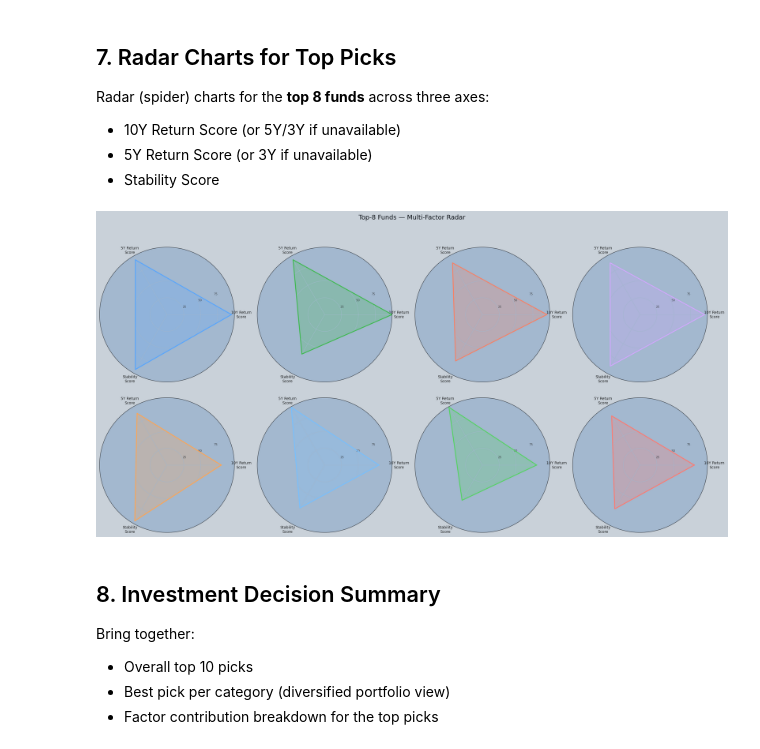
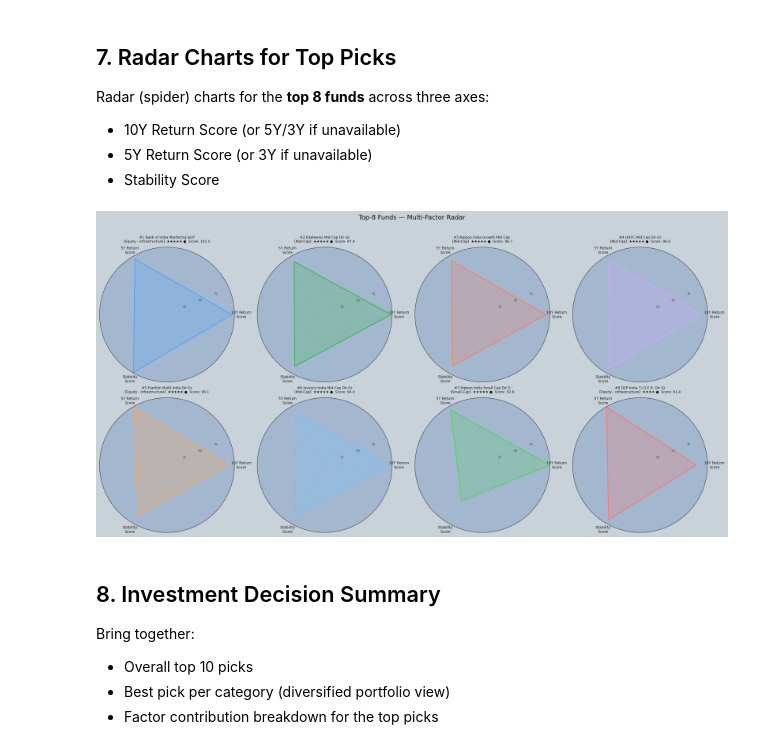
Before and after one commit to ParikhKadam/stock-trader, a Jupyter notebook: mutualfunds/fund_selection_strategy.ipynb, the cells around one changed output. Cells and saved outputs as stored; diff of their text form; code cells hidden in the pictures.

Commit message:
analysis of all funds done

```diff
--- a/mutualfunds/fund_selection_strategy.ipynb
+++ b/mutualfunds/fund_selection_strategy.ipynb
@@ -56,7 +56,7 @@ PALETTE = [
 ]
 
 # ── load data ─────────────────────────────────────────────────────────────────
-CSV = Path("../mutualfunds/top_funds_moneycontrol.tsv")
+CSV = Path("../mutualfunds/all_funds_moneycontrol.tsv")
 df = pd.read_csv(CSV, sep="\t")
 
 RETURN_COLS = ["1W", "1M", "3M", "6M", "YTD", "1Y", "2Y", "3Y", "5Y", "10Y"]
@@ -78,6 +78,7 @@ df["Short Name"] = (
     .str.strip()
 )
 
+
 print(f"Total funds  : {len(df)}")
 print(f"Have 10Y data: {df['10Y'].notna().sum()}")
 print(f"Have 5Y data : {df['5Y'].notna().sum()}")
@@ -91 +92,11 @@ Have 3Y data : 68
 Category nulls: 0
+# %%
+# keep only shortlist-eligible funds:
+# 1. Crisil rating must be 4 or 5
+# 2. 5Y return must exist, so new funds are excluded
+df = df[df["Crisil Rating"].isin([4, 5])].copy()
+df = df[df["5Y"].notna()].copy()
+
+print(f"Eligible funds after filters: {len(df)}")
+print(f"4/5-star funds only         : {df['Crisil Rating'].isin([4, 5]).all()}")
+print(f"All have 5Y data            : {df['5Y'].notna().all()}")
@@ -551,35 +518,35 @@ for i, (_, row) in enumerate(top_funds.iterrows()):
     ]
     values += values[:1]
 
     ax.plot(angles, values, color=color, linewidth=1.8)
     ax.fill(angles, values, color=color, alpha=0.25)
     ax.set_xticks(angles[:-1])
     ax.set_xticklabels(RADAR_LABELS, fontsize=7.5, color="#1d1f20")
     ax.set_ylim(0, 100)
     ax.set_yticks([25, 50, 75])
     ax.set_yticklabels(["25", "50", "75"], fontsize=6, color="#383c40")
     ax.grid(color="#a3b8cf", linewidth=0.6)
     ax.set_facecolor("#a3b8cf")
     ax.spines["polar"].set_color("#30363d")
 
     tier = row["data_tier"]
     tier_sym = {"A": "●", "B": "◑", "C": "○"}[tier]
     stars = "★" * int(row["Crisil Rating"])
     ax.set_title(
         f"#{int(row['rank'])} {row['Short Name'][:28]}\n"
         f"[{row['Category Name']}]  {stars} {tier_sym}  Score: {row['final_score']:.1f}",
-        fontsize=7, pad=10, color="#c9d1d9"
+        fontsize=7, pad=10,
     )
 
 # hide unused axes if any
 for j in range(TOP_N, len(axes_flat)):
     axes_flat[j].set_visible(False)
 
 plt.suptitle("Top-8 Funds — Multi-Factor Radar", fontsize=13, y=1.02)
 plt.tight_layout()
 plt.show()
 # %% [output]
-[figure, old version]
+[figure, new version]
 # %% [markdown]
 ## 8. Investment Decision Summary
 
```
Also changed, not shown: parts of 15 cells of this notebook, 5 other files.
